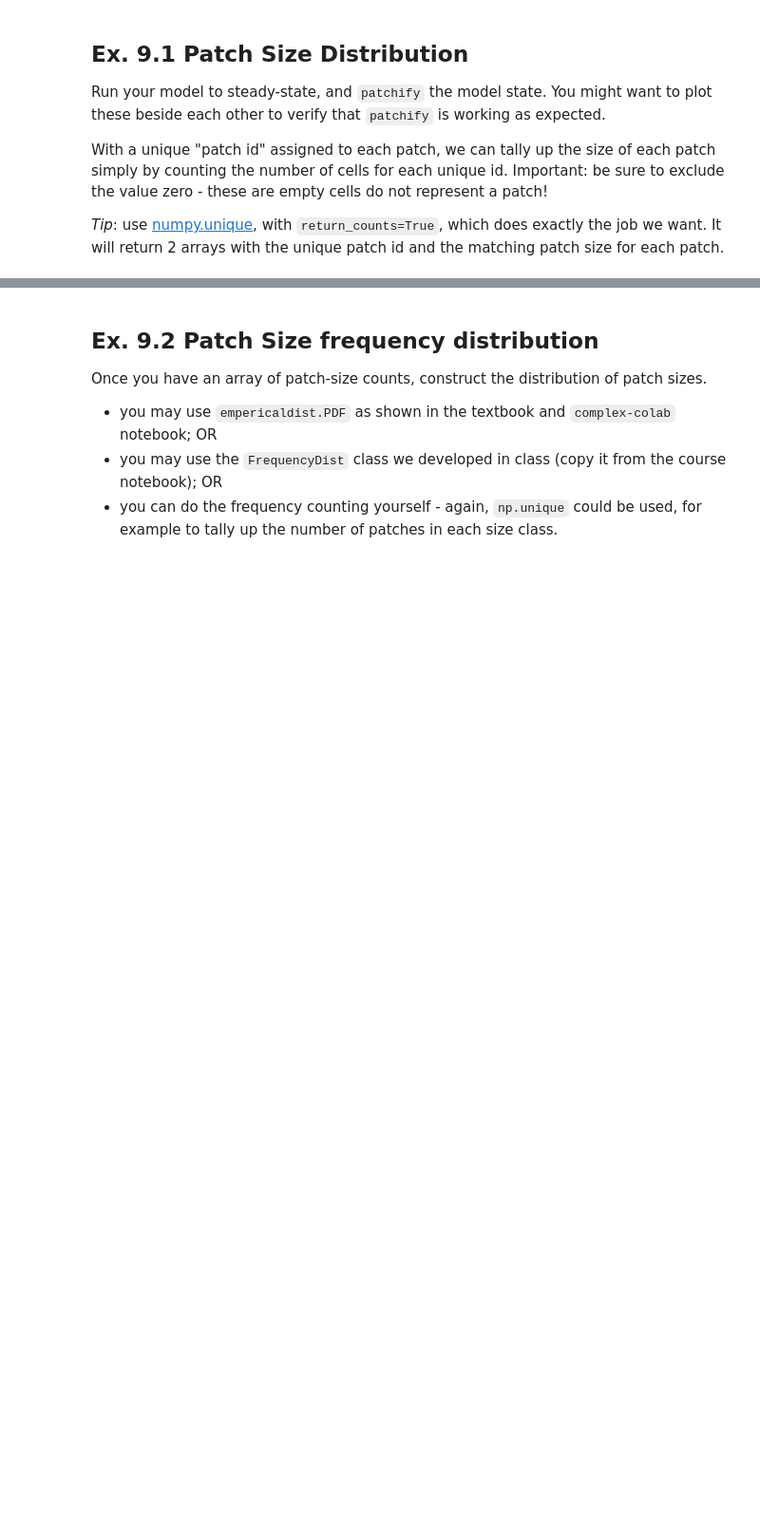
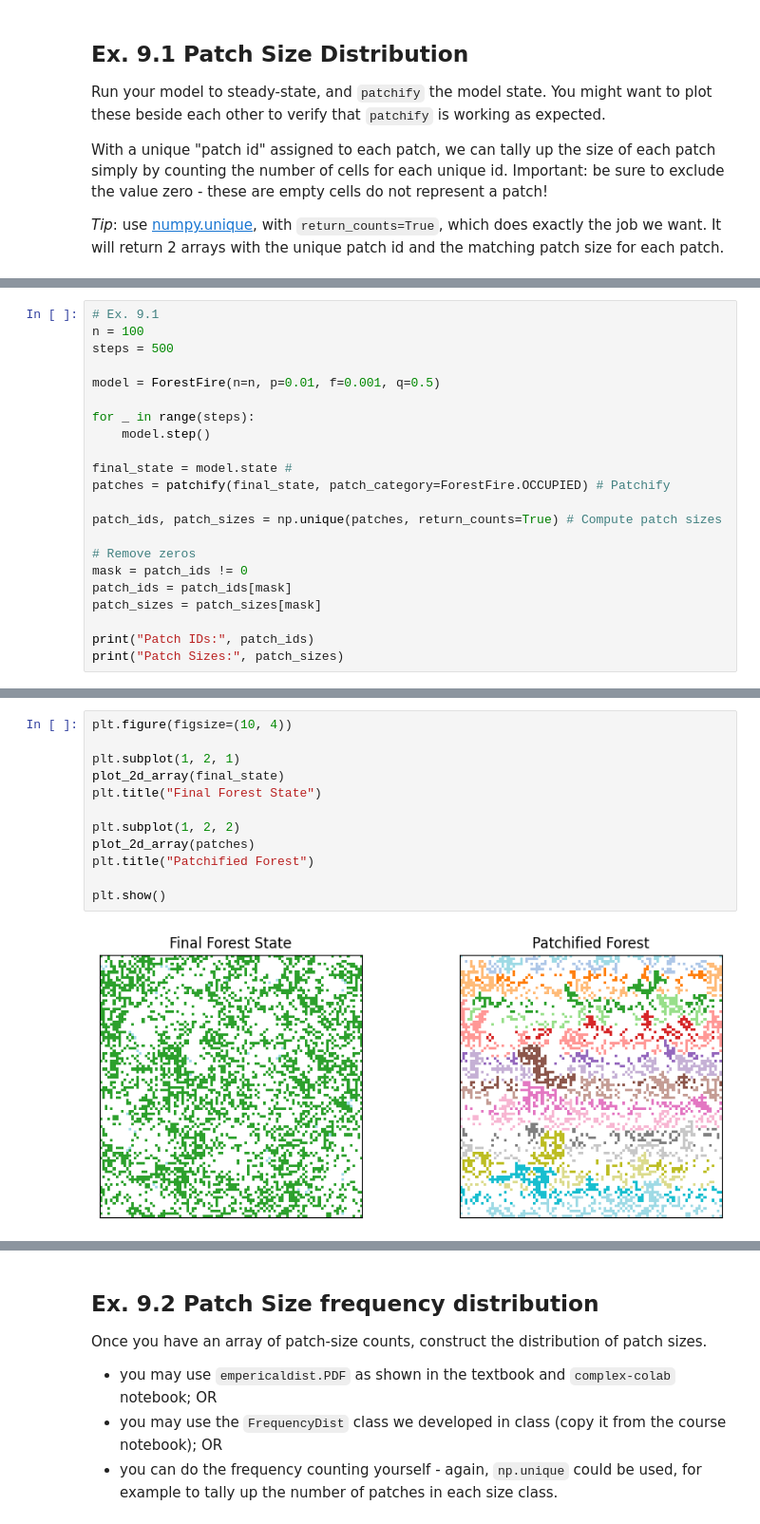
Before and after one commit to bluecrab168/cap-comp215, a Jupyter notebook: labs/lab07-10-fire.ipynb, the cells around one changed output, grey strips where cells are left out. Shown at 95% size. Cells and saved outputs as stored; diff of their text form; blank space fills up the shorter version.

```diff
--- a/labs/lab07-10-fire.ipynb
+++ b/labs/lab07-10-fire.ipynb
@@ -413,0 +382,22 @@ With a unique "patch id" assigned to each patch, we can tally up the size of eac
+# %%
+# Ex. 9.1
+n = 100
+steps = 500
+
+model = ForestFire(n=n, p=0.01, f=0.001, q=0.5)
+
+for _ in range(steps):
+    model.step()
+
+final_state = model.state #
+patches = patchify(final_state, patch_category=ForestFire.OCCUPIED) # Patchify
+
+patch_ids, patch_sizes = np.unique(patches, return_counts=True) # Compute patch sizes
+
+# Remove zeros
+mask = patch_ids != 0
+patch_ids = patch_ids[mask]
+patch_sizes = patch_sizes[mask]
+
+print("Patch IDs:", patch_ids)
+print("Patch Sizes:", patch_sizes)
@@ -413,0 +422,14 @@ With a unique "patch id" assigned to each patch, we can tally up the size of eac
+# %%
+plt.figure(figsize=(10, 4))
+
+plt.subplot(1, 2, 1)
+plot_2d_array(final_state)
+plt.title("Final Forest State")
+
+plt.subplot(1, 2, 2)
+plot_2d_array(patches)
+plt.title("Patchified Forest")
+
+plt.show()
+# %% [output]
+[figure, added]
```
Also changed, not shown: parts of 6 cells of this notebook.
